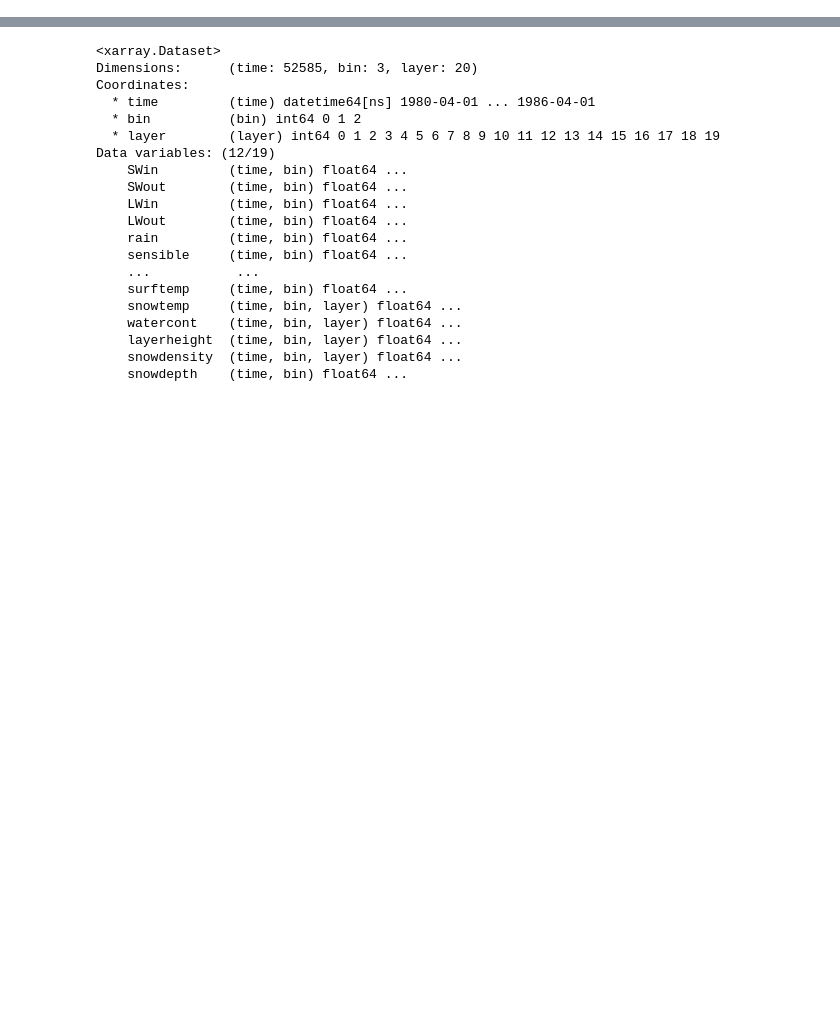
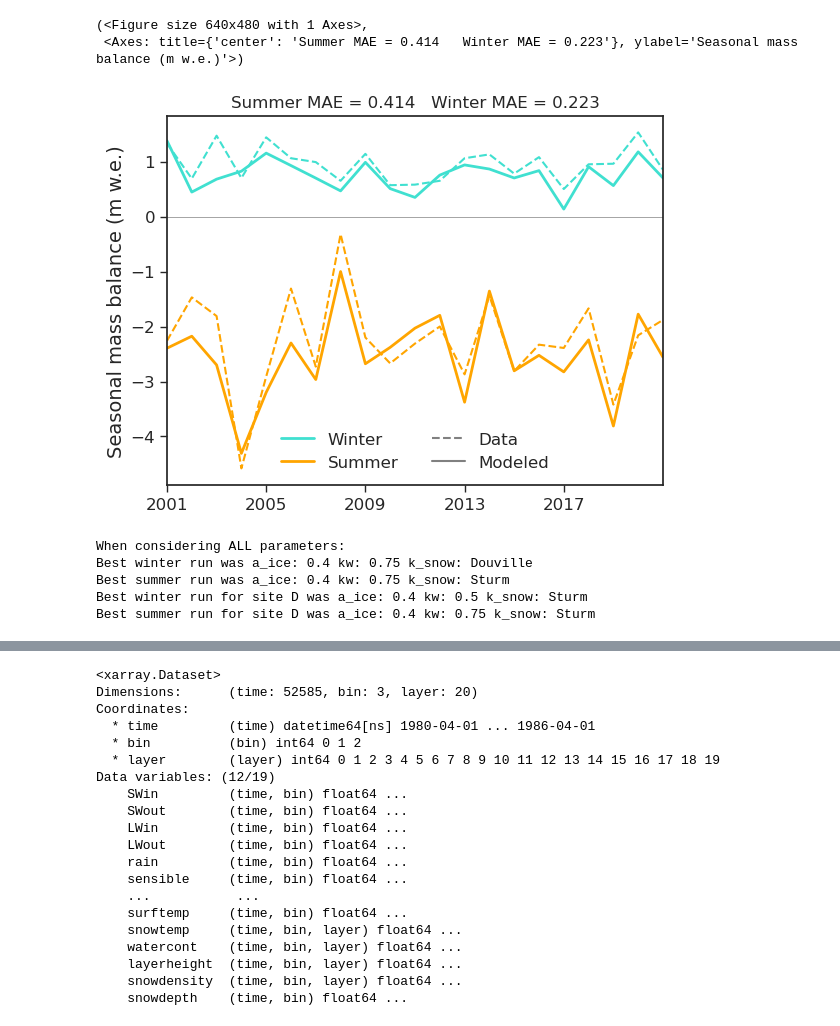
Before and after one commit to clairevwilson/PyGEM-EB, a Jupyter notebook: calibration_plotting.ipynb, the cells around one changed output, grey strips where cells are left out. Saved outputs shown, nothing was run; the diff lists cells and outputs as text; code cells hidden in the pictures; blank space fills up the shorter version.

```diff
--- a/calibration_plotting.ipynb
+++ b/calibration_plotting.ipynb
@@ -9,3 +9,73 @@ import itertools
 from pygem_eb.processing.plotting_fxns import *
 from objectives import *
 data_fp = '/home/claire/research/MB_data/Gulkana/Input_Gulkana_Glaciological_Data.csv'
+# %%
+# PLOT A SINGLE RUN
+path_out = '/home/claire/research/Output/calibration/09_23/'
+kw = 1
+k_snow = 'Douville'
+a_ice = 0.6
+site = 'B'
+fn = f'kw{kw}_ksnow{k_snow}_aice{a_ice}_site{site}_0.nc'
+ds,startdate,enddate = getds(path_out+fn)
+seasonal_mass_balance(data_fp,ds,site,plot=True)
+# %% [output]
+(<Figure size 640x480 with 1 Axes>,
+ <Axes: title={'center': 'Summer MAE = 0.414   Winter MAE = 0.223'}, ylabel='Seasonal mass balance (m w.e.)'>)
+[figure, added]
+# %%
+path_out = '/home/claire/research/Output/calibration/09_23/'
+plot_site = 'AB'
+aa = [0.2,0.4,0.6]
+ww = [0.25,0.5,0.75,1]
+kk = ['Sturm','Douville','Jansson'] #,'OstinAndersson','VanDusen']
+params_dict = {'a_ice':aa,'kw':ww,'k_snow':kk} #
+
+winter_result = np.ones((4,len(aa),len(ww),len(kk))) #
+summer_result = np.ones((4,len(aa),len(ww),len(kk)))
+params = {'a_ice':[],'kw':[],'k_snow':[]} #
+
+for i,a_ice in enumerate(aa):
+    for j,kw in enumerate(ww):
+        for k,k_snow in enumerate(kk):
+            params['a_ice'].append(a_ice)
+            params['kw'].append(kw)
+            params['k_snow'].append(k_snow)
+            for s,site in enumerate(['AB','B','D']):
+                # kw = 0.5 if site == 'D' else 1
+                fn = f'kw{kw}_ksnow{k_snow}_aice{a_ice}_site{site}_0.nc'
+                try:
+                    ds,startdate,enddate = getds(path_out+fn)
+                    winter,summer = seasonal_mass_balance(data_fp,ds,site=site,method='MAE')
+                except:
+                    winter,summer = (np.nan,np.nan)
+                    print(fn+' does not exist')
+                winter_result[s,i,j,k] = winter
+                summer_result[s,i,j,k] = summer
+            site_avg_summer = np.mean(summer_result[:,i,j,k])
+            site_avg_winter = np.mean(winter_result[:,i,j,k])
+            summer_result[3,i,j,k] = site_avg_summer
+            winter_result[3,i,j,k] = site_avg_winter
+print('When considering ALL parameters:')
+for site in ['mean','D']:
+    idx = np.where(np.array(['AB','B','D','mean']) == site)[0]
+    best_winter = np.argmin(summer_result[idx].flatten())
+    best_summer = np.argmin(winter_result[idx].flatten())
+
+    winter_label = ''
+    summer_label = ''
+    for param in list(params.keys()):
+        winter_label += param + ': ' + str(params[param][best_winter])+' '
+        summer_label += param + ': ' + str(params[param][best_summer])+' '
+    if site == 'mean':
+        print(f'Best winter run was '+winter_label)
+        print(f'Best summer run was '+summer_label)
+    else:
+        print(f'Best winter run for site {site} was {winter_label}')
+        print(f'Best summer run for site {site} was {summer_label}')
+# %% [output]
+When considering ALL parameters:
+Best winter run was a_ice: 0.4 kw: 0.75 k_snow: Douville
+Best summer run was a_ice: 0.4 kw: 0.75 k_snow: Sturm
+Best winter run for site D was a_ice: 0.4 kw: 0.5 k_snow: Sturm
+Best summer run for site D was a_ice: 0.4 kw: 0.75 k_snow: Sturm
```
Also changed, not shown: parts of 7 cells of this notebook, 2 other files.
